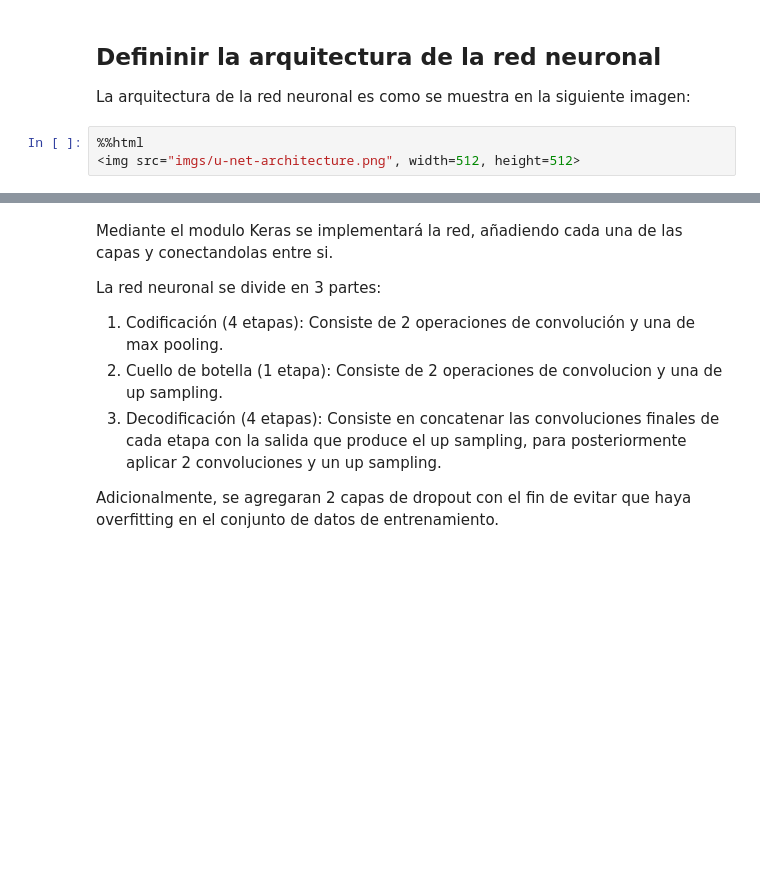
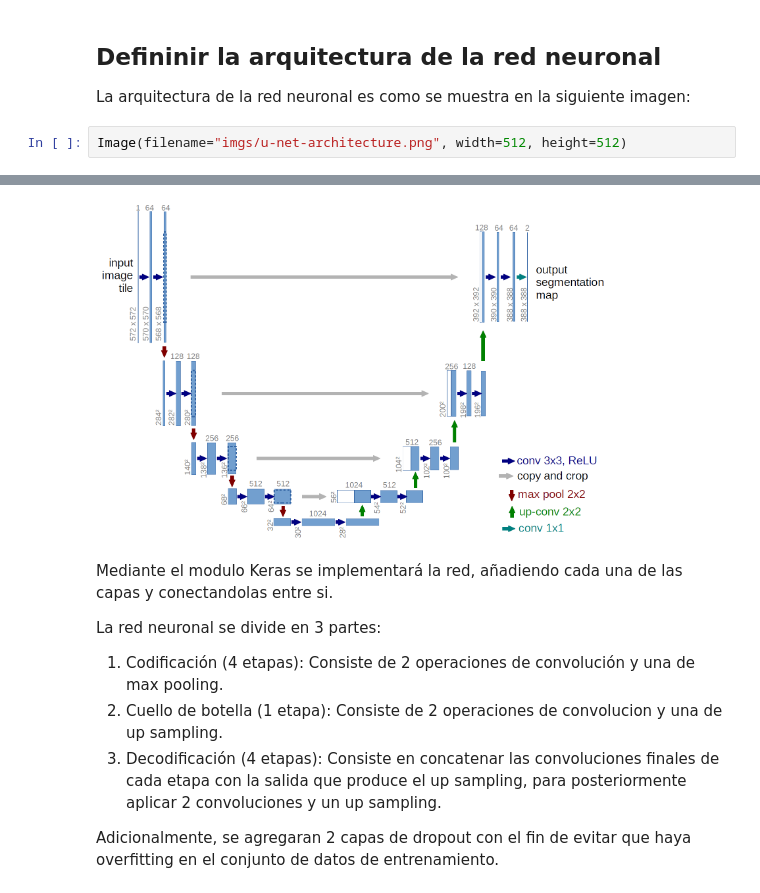
Before and after one commit to sjukdom/reconocimiento-de-patrones, a Jupyter notebook: Proyecto-1/Proyecto_1.ipynb, the cells around one changed output, grey strips where cells are left out. Drawn from its saved outputs; the diff is of its cells as text; blank space fills up the shorter version.

```diff
--- a/Proyecto-1/Proyecto_1.ipynb
+++ b/Proyecto-1/Proyecto_1.ipynb
@@ -66,6 +66,5 @@ input_shape = (256, 256, 3)
 ## Defininir la arquitectura de la red neuronal
 La arquitectura de la red neuronal es como se muestra en la siguiente imagen:
 # %%
-%%html
-<img src="imgs/u-net-architecture.png", width=512, height=512>
+Image(filename="imgs/u-net-architecture.png", width=512, height=512)
 # %% [output]
@@ -73,3 +71,4 @@ La arquitectura de la red neuronal es como se muestra en la siguiente imagen:
+[figure, added]
 # %% [markdown]
 Mediante el modulo Keras se implementará la red, añadiendo cada una de las capas y conectandolas entre si.
 
```
Also changed, not shown: parts of 3 cells of this notebook.
